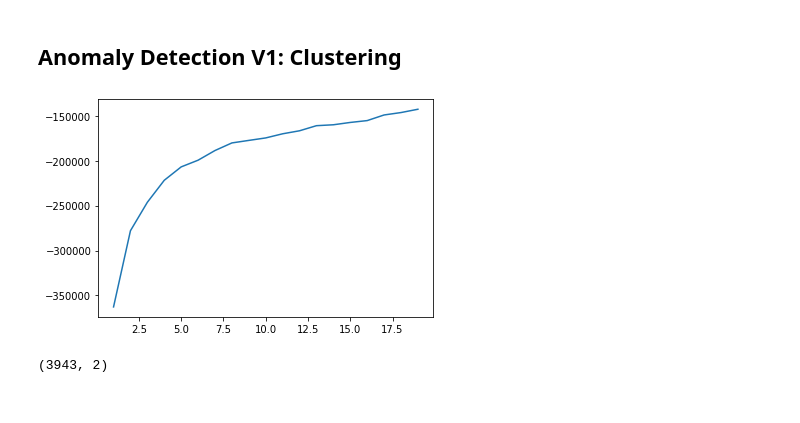
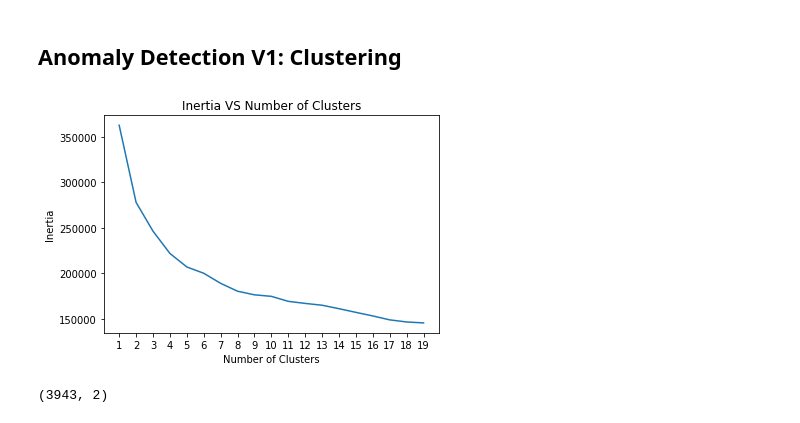
Before and after one commit to Information-International-Associates/VAULT-Telemetry-Practice, a Jupyter notebook: FlightTimeSeriesEDA.ipynb, the cells around one changed output. Saved outputs shown, nothing was run; the diff lists cells and outputs as text; code cells hidden in the pictures.

Commit message:
Small Updates to figure asthetics.

```diff
--- a/FlightTimeSeriesEDA.ipynb
+++ b/FlightTimeSeriesEDA.ipynb
@@ -144,13 +144,17 @@ from sklearn.svm import OneClassSVM
 # %%
 # calculate with different number of centroids to see the loss plot (elbow method)
 n_cluster = range(1, 20)
 kmeans = [KMeans(n_clusters=i).fit(data) for i in n_cluster]
-scores = [kmeans[i].score(data) for i in range(len(kmeans))]
+scores = [kmeans[i].inertia_ for i in range(len(kmeans))]
 fig, ax = plt.subplots()
+plt.xticks(list(range(1,20)))
 ax.plot(n_cluster, scores)
+plt.title('Inertia VS Number of Clusters')
+plt.ylabel('Inertia')
+plt.xlabel('Number of Clusters')
 plt.show()
 # %% [output]
-[figure, old version]
+[figure, new version]
 # %%
 pca = PCA(n_components=2)
 principal_components = pca.fit_transform(data)
```
Also changed, not shown: parts of 5 cells of this notebook.
